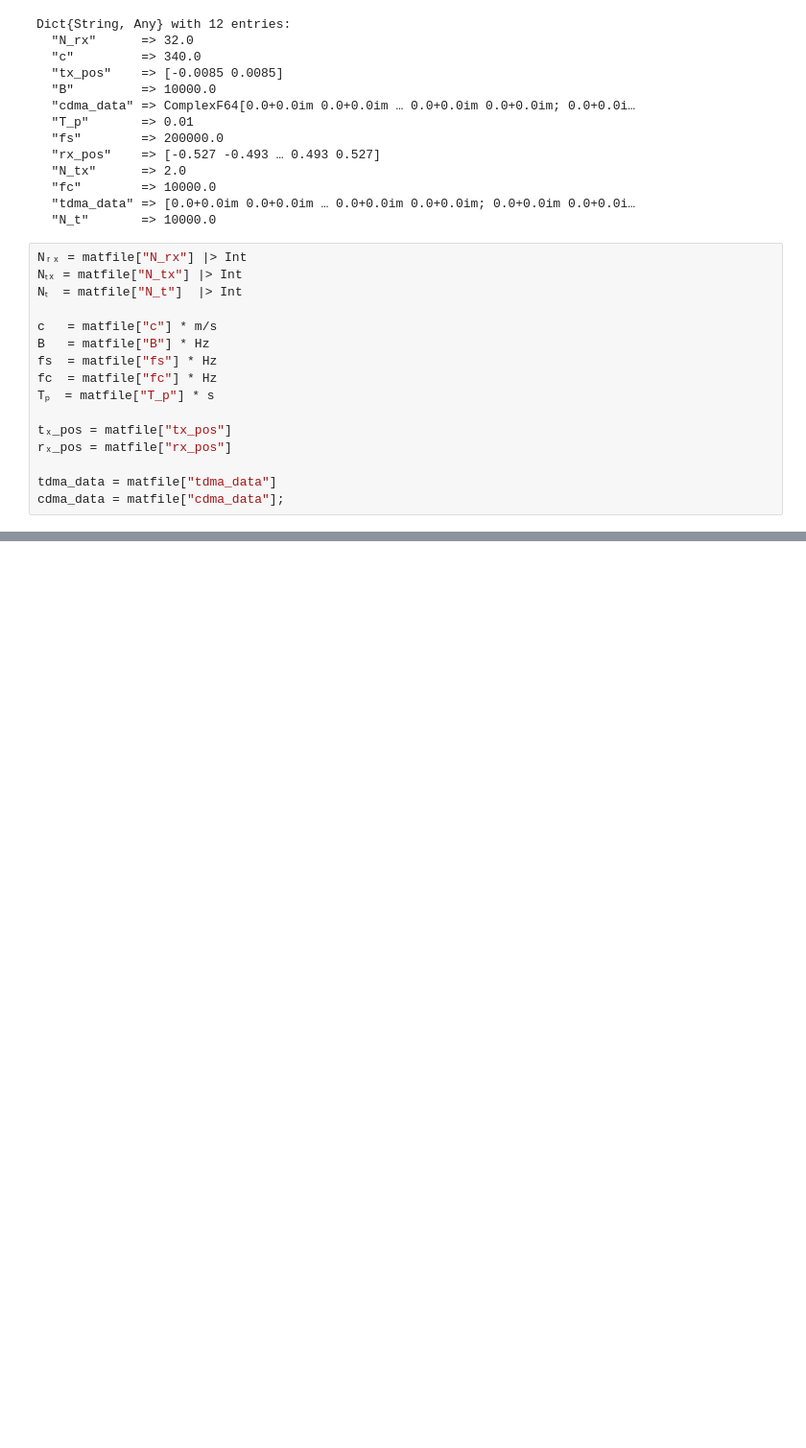
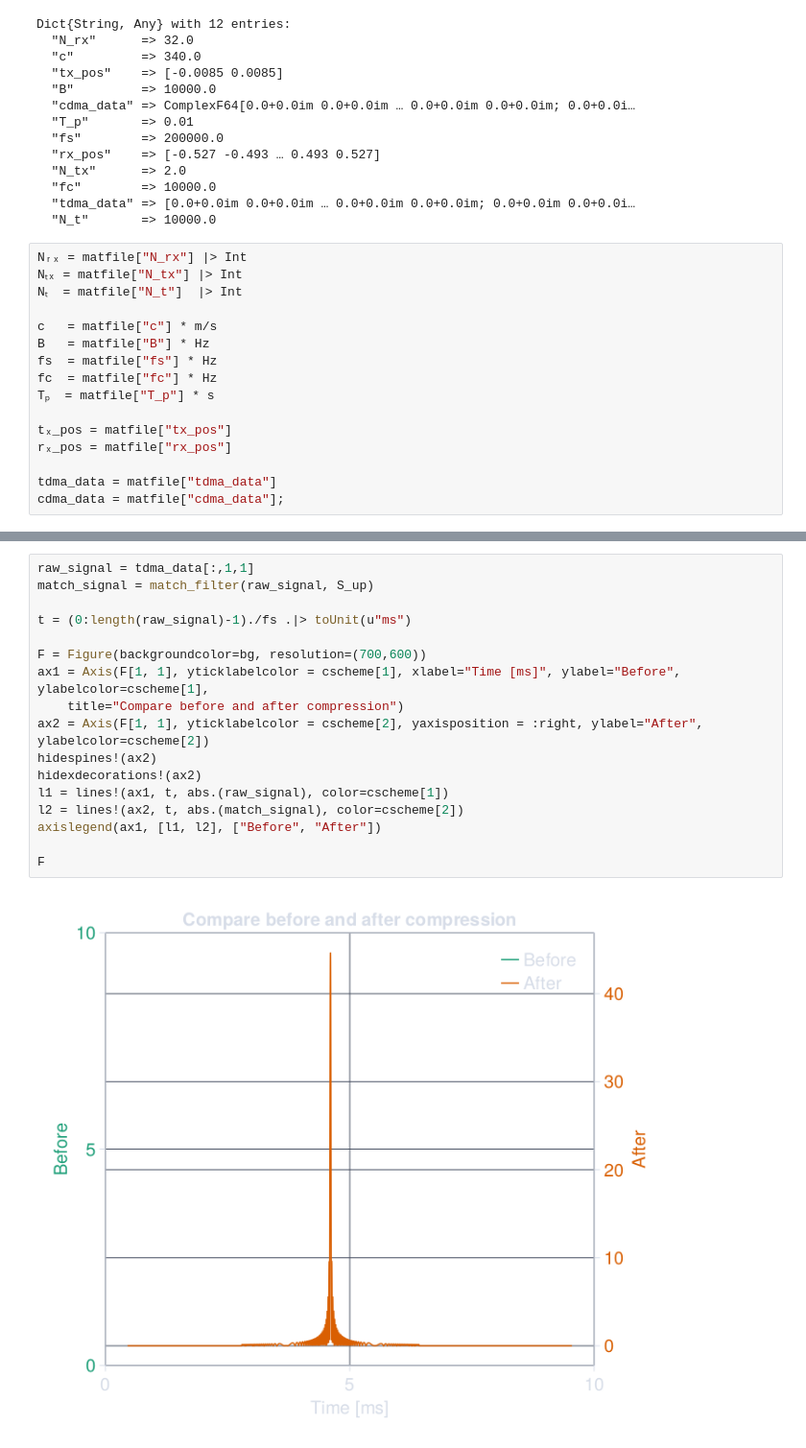
Before and after one commit to simonabj/Studies, a Jupyter notebook: IN5450/Project3/code.ipynb, the cells around one changed output, grey strips where cells are left out. Shown: that part at 96% size. Saved outputs shown, nothing was run; the diff lists cells and outputs as text; blank space fills up the shorter version.

```diff
--- a/IN5450/Project3/code.ipynb
+++ b/IN5450/Project3/code.ipynb
@@ -79,0 +89,19 @@ UndefVarError: UndefVarError: tdma_data not defined
+# %%
+raw_signal = tdma_data[:,1,1]
+match_signal = match_filter(raw_signal, S_up)
+
+t = (0:length(raw_signal)-1)./fs .|> toUnit(u"ms")
+
+F = Figure(backgroundcolor=bg, resolution=(700,600))
+ax1 = Axis(F[1, 1], yticklabelcolor = cscheme[1], xlabel="Time [ms]", ylabel="Before", ylabelcolor=cscheme[1],
+    title="Compare before and after compression")
+ax2 = Axis(F[1, 1], yticklabelcolor = cscheme[2], yaxisposition = :right, ylabel="After", ylabelcolor=cscheme[2])
+hidespines!(ax2)
+hidexdecorations!(ax2)
+l1 = lines!(ax1, t, abs.(raw_signal), color=cscheme[1])
+l2 = lines!(ax2, t, abs.(match_signal), color=cscheme[2])
+axislegend(ax1, [l1, l2], ["Before", "After"])
+
+F
+# %% [output]
+[figure, added]
```
Also changed, not shown: parts of 8 cells of this notebook.
